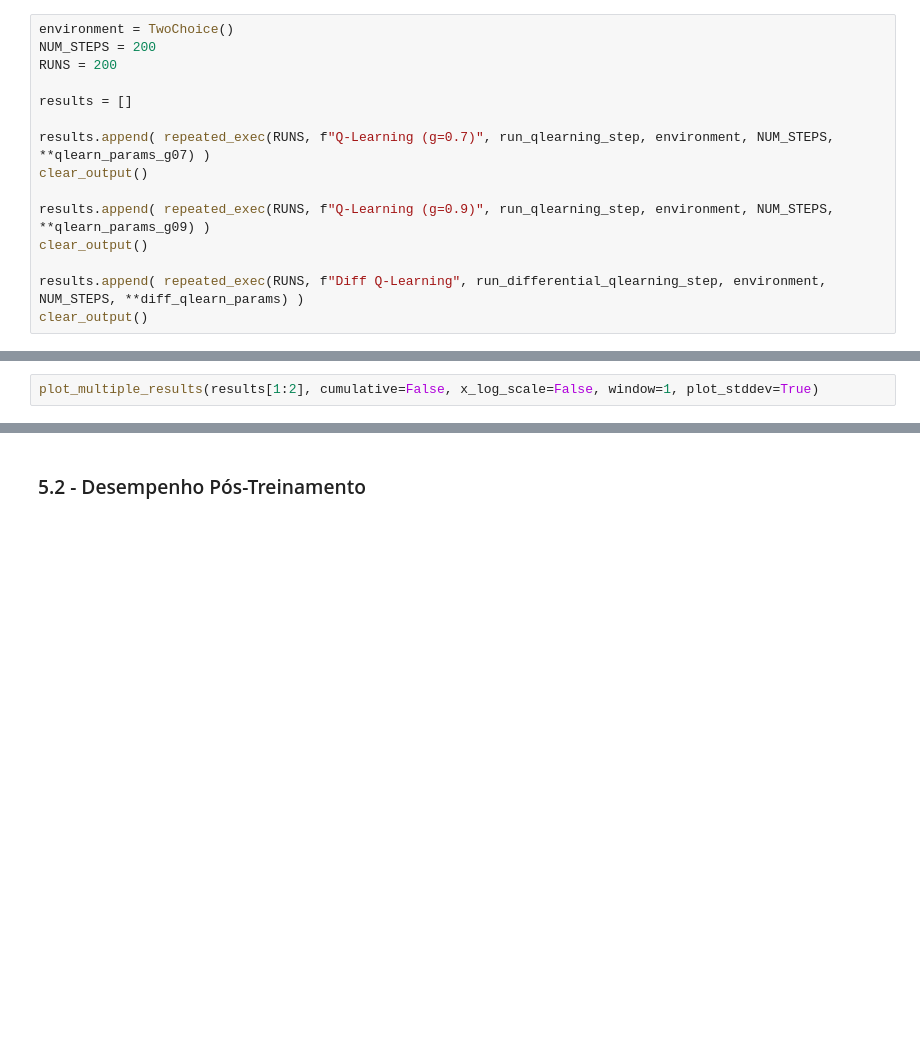
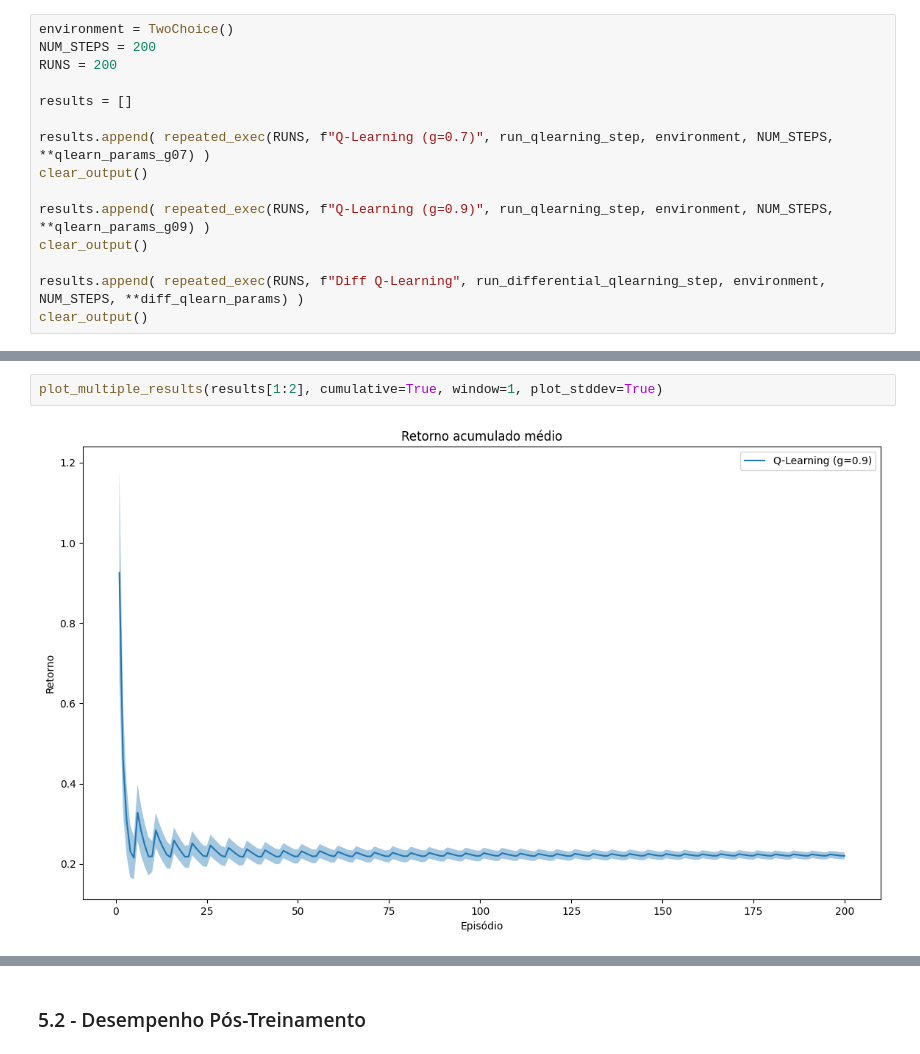
Before and after one commit to pablo-sampaio/rl_facil, a Jupyter notebook: cap06/cap06-main-2.ipynb, the cells around one changed output, grey strips where cells are left out. Cells and saved outputs as stored; diff of their text form; blank space fills up the shorter version.

```diff
--- a/cap06/cap06-main-2.ipynb
+++ b/cap06/cap06-main-2.ipynb
@@ -345,3 +366,5 @@ plot_multiple_results(results[0:1], cumulative=False, x_log_scale=False, window=
 # %%
-plot_multiple_results(results[1:2], cumulative=False, x_log_scale=False, window=1, plot_stddev=True)
+plot_multiple_results(results[1:2], cumulative=True, window=1, plot_stddev=True)
+# %% [output]
+[figure, added]
 # %%
```
Also changed, not shown: parts of 13 cells of this notebook.
